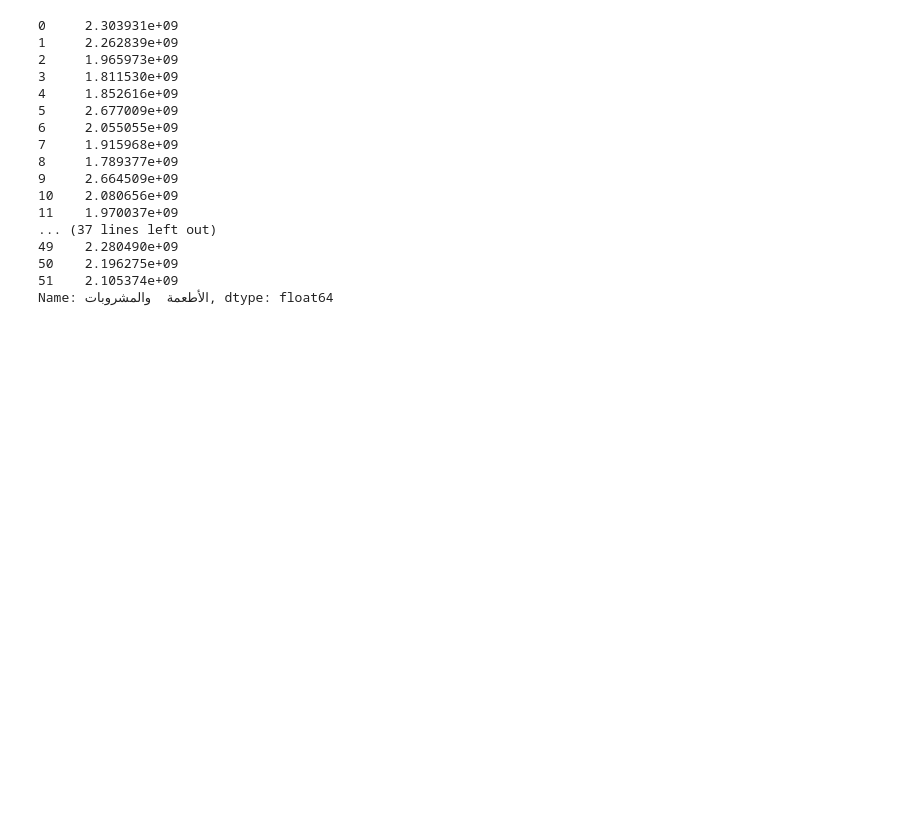
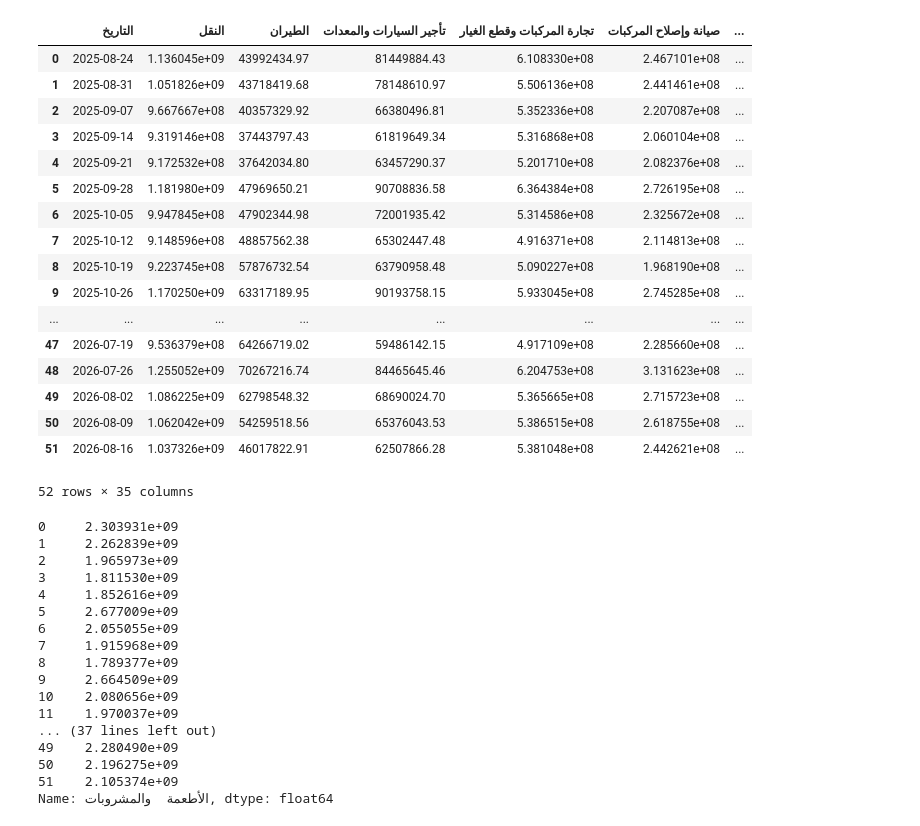
Before and after one commit to ibrahimAM19/EDA_POS-2025-2026, a Jupyter notebook: notebooks/eda.ipynb, the cells around one changed output. Saved outputs shown, nothing was run; the diff lists cells and outputs as text; code cells hidden in the pictures; blank space fills up the shorter version.

```diff
--- a/notebooks/eda.ipynb
+++ b/notebooks/eda.ipynb
@@ -4,6 +4,27 @@ import seaborn as sns
 import matplotlib.pyplot as plt
 # %%
 pos = pd.read_csv("../data/pos_clean.csv")
+# %%
+pos
+# %% [output]
+|  | التاريخ | النقل | الطيران | تأجير السيارات والمعدات | تجارة المركبات وقطع الغيار | صيانة وإصلاح المركبات | ... |
+| 0 | 2025-08-24 | 1.136045e+09 | 43992434.97 | 81449884.43 | 6.108330e+08 | 2.467101e+08 | ... |
+| 1 | 2025-08-31 | 1.051826e+09 | 43718419.68 | 78148610.97 | 5.506136e+08 | 2.441461e+08 | ... |
+| 2 | 2025-09-07 | 9.667667e+08 | 40357329.92 | 66380496.81 | 5.352336e+08 | 2.207087e+08 | ... |
+| 3 | 2025-09-14 | 9.319146e+08 | 37443797.43 | 61819649.34 | 5.316868e+08 | 2.060104e+08 | ... |
+| 4 | 2025-09-21 | 9.172532e+08 | 37642034.80 | 63457290.37 | 5.201710e+08 | 2.082376e+08 | ... |
+| 5 | 2025-09-28 | 1.181980e+09 | 47969650.21 | 90708836.58 | 6.364384e+08 | 2.726195e+08 | ... |
+| 6 | 2025-10-05 | 9.947845e+08 | 47902344.98 | 72001935.42 | 5.314586e+08 | 2.325672e+08 | ... |
+| 7 | 2025-10-12 | 9.148596e+08 | 48857562.38 | 65302447.48 | 4.916371e+08 | 2.114813e+08 | ... |
+| 8 | 2025-10-19 | 9.223745e+08 | 57876732.54 | 63790958.48 | 5.090227e+08 | 1.968190e+08 | ... |
+| 9 | 2025-10-26 | 1.170250e+09 | 63317189.95 | 90193758.15 | 5.933045e+08 | 2.745285e+08 | ... |
+| ... | ... | ... | ... | ... | ... | ... | ... |
+| 47 | 2026-07-19 | 9.536379e+08 | 64266719.02 | 59486142.15 | 4.917109e+08 | 2.285660e+08 | ... |
+| 48 | 2026-07-26 | 1.255052e+09 | 70267216.74 | 84465645.46 | 6.204753e+08 | 3.131623e+08 | ... |
+| 49 | 2026-08-02 | 1.086225e+09 | 62798548.32 | 68690024.70 | 5.365665e+08 | 2.715723e+08 | ... |
+| 50 | 2026-08-09 | 1.062042e+09 | 54259518.56 | 65376043.53 | 5.386515e+08 | 2.618755e+08 | ... |
+| 51 | 2026-08-16 | 1.037326e+09 | 46017822.91 | 62507866.28 | 5.381048e+08 | 2.442621e+08 | ... |
+52 rows × 35 columns
 # %%
 
 date = "التاريخ"
```
Also changed, not shown: parts of 3 cells of this notebook, 13 other files.
